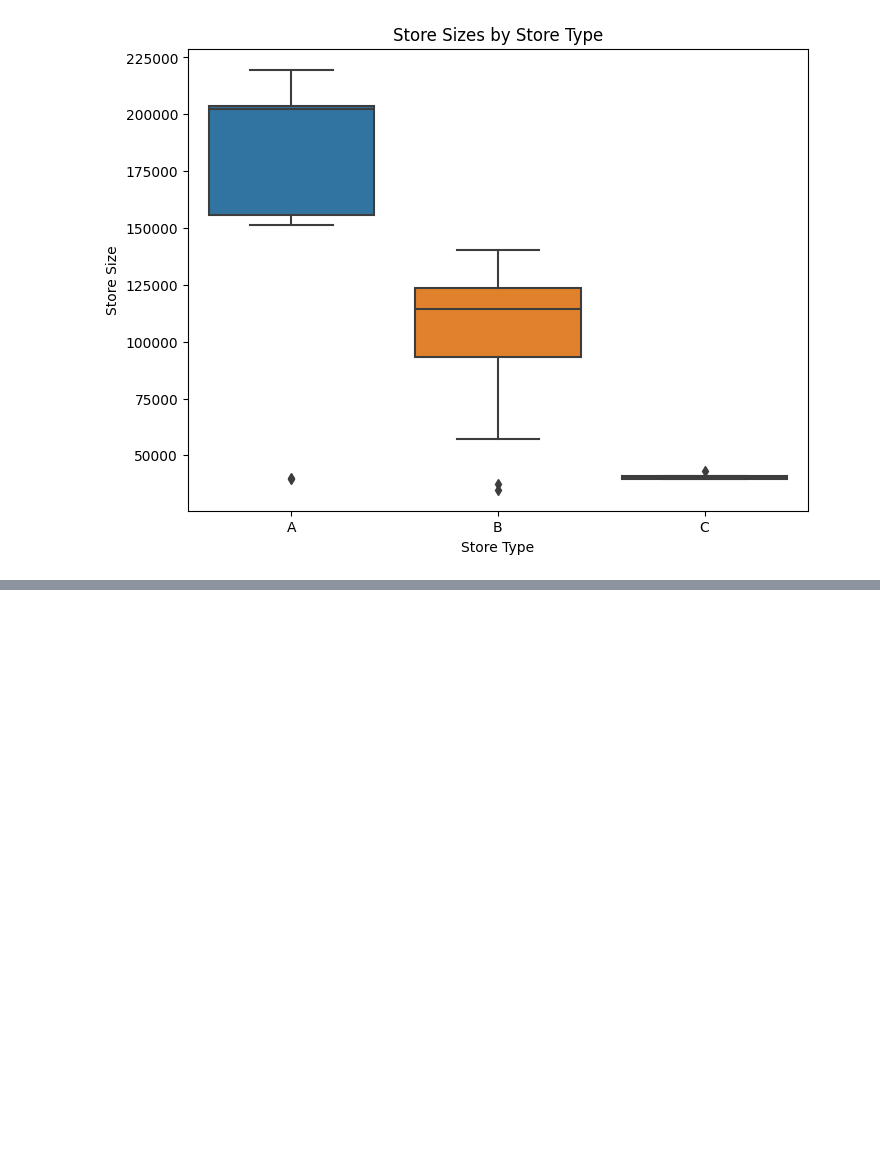
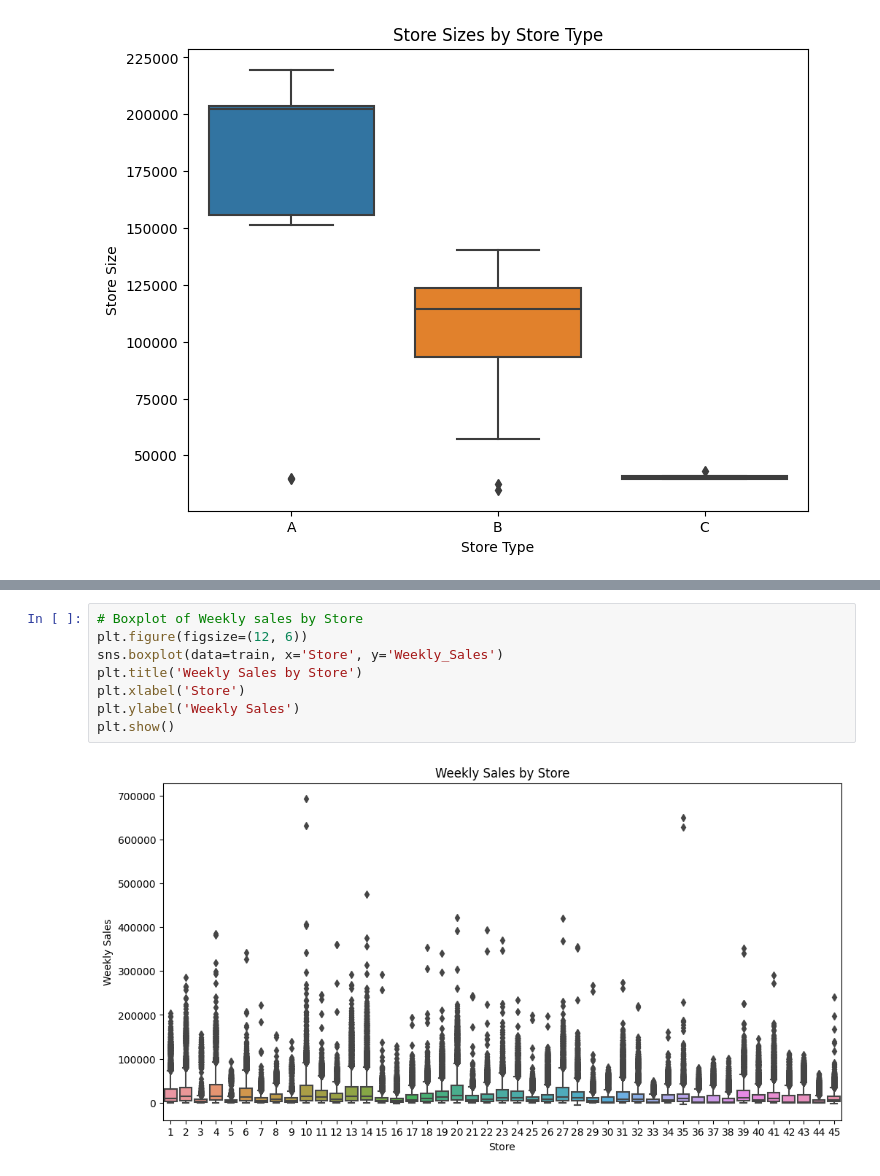
Before and after one commit to arduinto/SalesForecasting, a Jupyter notebook: SalesForecasting.ipynb, the cells around one changed output, grey strips where cells are left out. Drawn from its saved outputs; the diff is of its cells as text; blank space fills up the shorter version.

```diff
--- a/SalesForecasting.ipynb
+++ b/SalesForecasting.ipynb
@@ -443,0 +454,10 @@ memory usage: 1.3+ KB
+# %%
+# Boxplot of Weekly sales by Store
+plt.figure(figsize=(12, 6))
+sns.boxplot(data=train, x='Store', y='Weekly_Sales')
+plt.title('Weekly Sales by Store')
+plt.xlabel('Store')
+plt.ylabel('Weekly Sales')
+plt.show()
+# %% [output]
+[figure, added]
```
Also changed, not shown: parts of 11 cells of this notebook, 3 other files.
